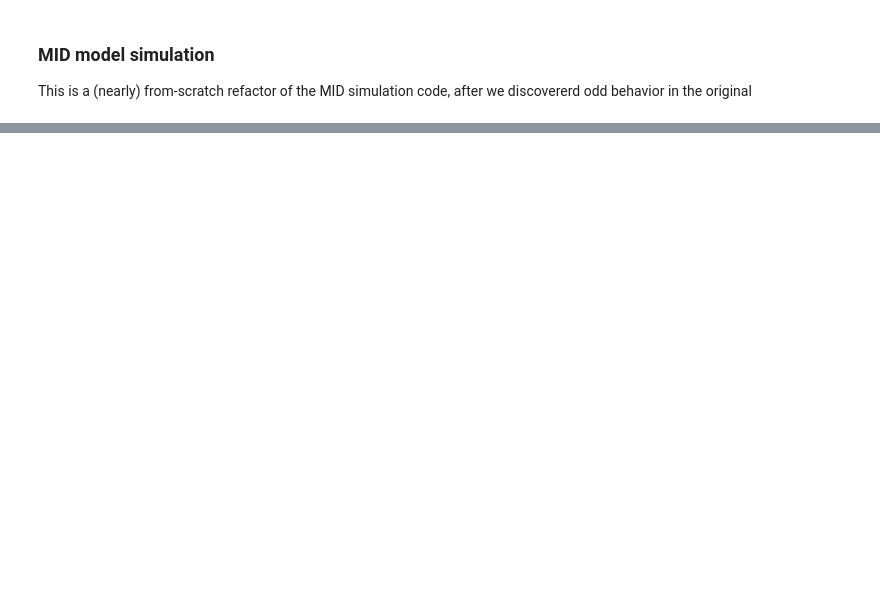
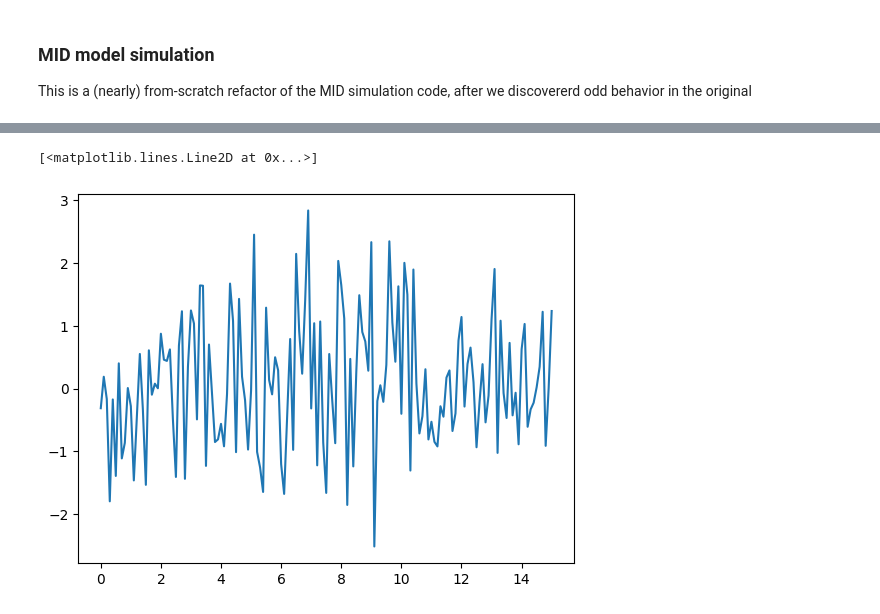
Before and after one commit to poldrack/MID_simulations, a Jupyter notebook: MID_sim_refactor.ipynb, the cells around one changed output, grey strips where cells are left out. Drawn from its saved outputs; the diff is of its cells as text; code cells hidden in the pictures; blank space fills up the shorter version.

```diff
--- a/MID_sim_refactor.ipynb
+++ b/MID_sim_refactor.ipynb
@@ -89,0 +148,32 @@ plt.plot(desmtx[:20])
+# %%
+def generate_data(desmtx_conv, beta_dict, noise_sd=1):
+    """
+    Generate data based on the design matrix and beta values
+
+    Parameters
+    ----------
+
+    desmtx_conv : pd.DataFrame
+        Design matrix with convolved regressors
+    beta_dict : dict
+        Dictionary of beta values for each regressor of interest
+    noise_sd : float
+        Standard deviation of the noise
+    """
+    # check the beta dict
+    betas = np.zeros(desmtx_conv.shape[1])
+    for key in beta_dict.keys():
+        assert key in desmtx_conv.columns, f'{key} not in desmtx'
+    betas = [beta_dict[key] if key in beta_dict.keys() else 0 for key in desmtx_conv.columns ]
+
+    data = np.dot(desmtx_conv.values, betas) + np.random.normal(0, noise_sd, desmtx_conv.shape[0])
+    data_df = pd.DataFrame({'data': data})
+    data_df.index = desmtx_conv.index
+    return data_df
+
+beta_dict = {'CUE_LargeGain': 1, 'CUE_SmallGain': 1}
+data = generate_data(desmtx_conv, beta_dict)
+plt.plot(data.data[:15])
+# %% [output]
+[<matplotlib.lines.Line2D at 0x...>]
+[figure, added]
```
Also changed, not shown: parts of 9 cells of this notebook.
